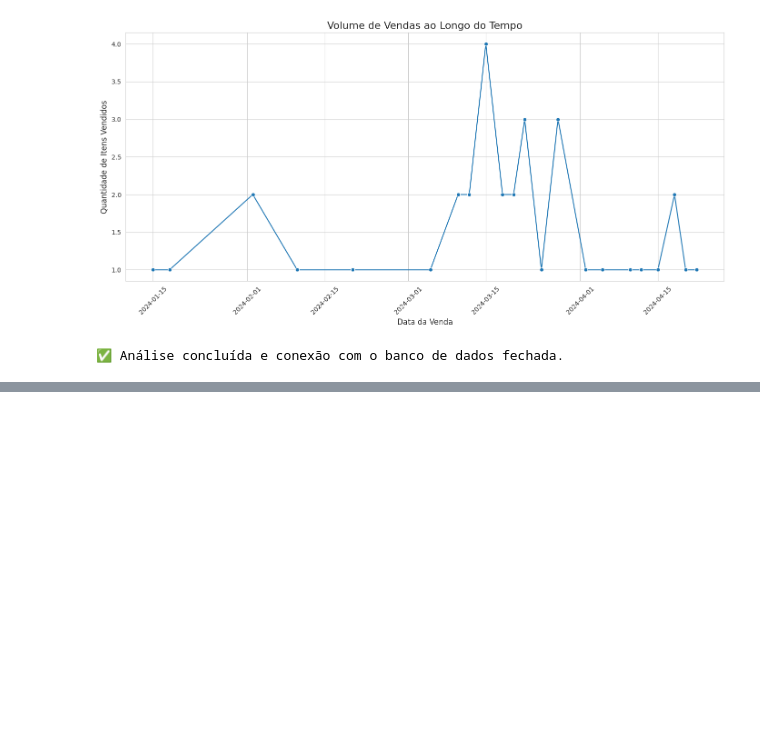
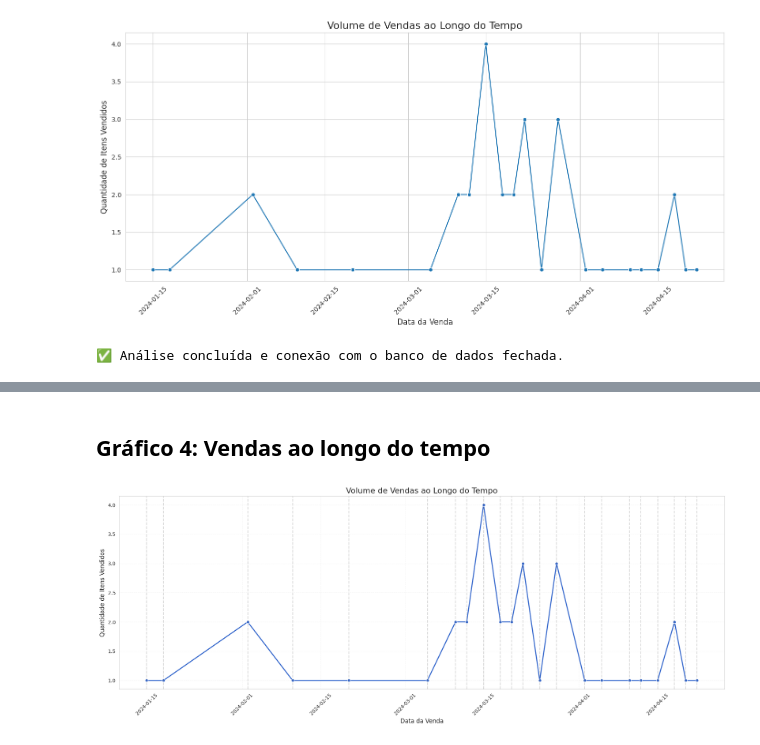
Before and after one commit to larissalvesds/projeto02-sql, a Jupyter notebook: Notebook_de_Análise_de_Vendas_no_Colab.ipynb, the cells around one changed output, grey strips where cells are left out. Cells and saved outputs as stored; diff of their text form; code cells hidden in the pictures; blank space fills up the shorter version.

```diff
--- a/Notebook_de_Análise_de_Vendas_no_Colab.ipynb
+++ b/Notebook_de_Análise_de_Vendas_no_Colab.ipynb
@@ -327,0 +677,25 @@ Passing `palette` without assigning `hue` is deprecated and will be removed in v
+# %% [markdown]
+##  Gráfico 4: Vendas ao longo do tempo
+# %%
+df_vendas_tempo = executar_query(query_vendas_tempo)
+df_vendas_tempo['data_venda'] = pd.to_datetime(df_vendas_tempo['data_venda'])
+
+plt.figure(figsize=(18, 7))
+
+# Gráfico principal
+sns.lineplot(data=df_vendas_tempo, x='data_venda', y='total_vendas', marker='o', linewidth=2, color='#3366cc')
+
+# Adiciona uma linha vertical em cada data de venda
+for data in df_vendas_tempo['data_venda']:
+    plt.axvline(x=data, color='gray', linestyle='--', alpha=0.3)
+
+# Estilização
+plt.title('Volume de Vendas ao Longo do Tempo', fontsize=16)
+plt.xlabel('Data da Venda', fontsize=12)
+plt.ylabel('Quantidade de Itens Vendidos', fontsize=12)
+plt.xticks(rotation=45)
+plt.grid(True, linestyle='--', alpha=0.2)
+plt.tight_layout()
+plt.show()
+# %% [output]
+[figure, added]
```
Also changed, not shown: parts of 37 cells of this notebook.
